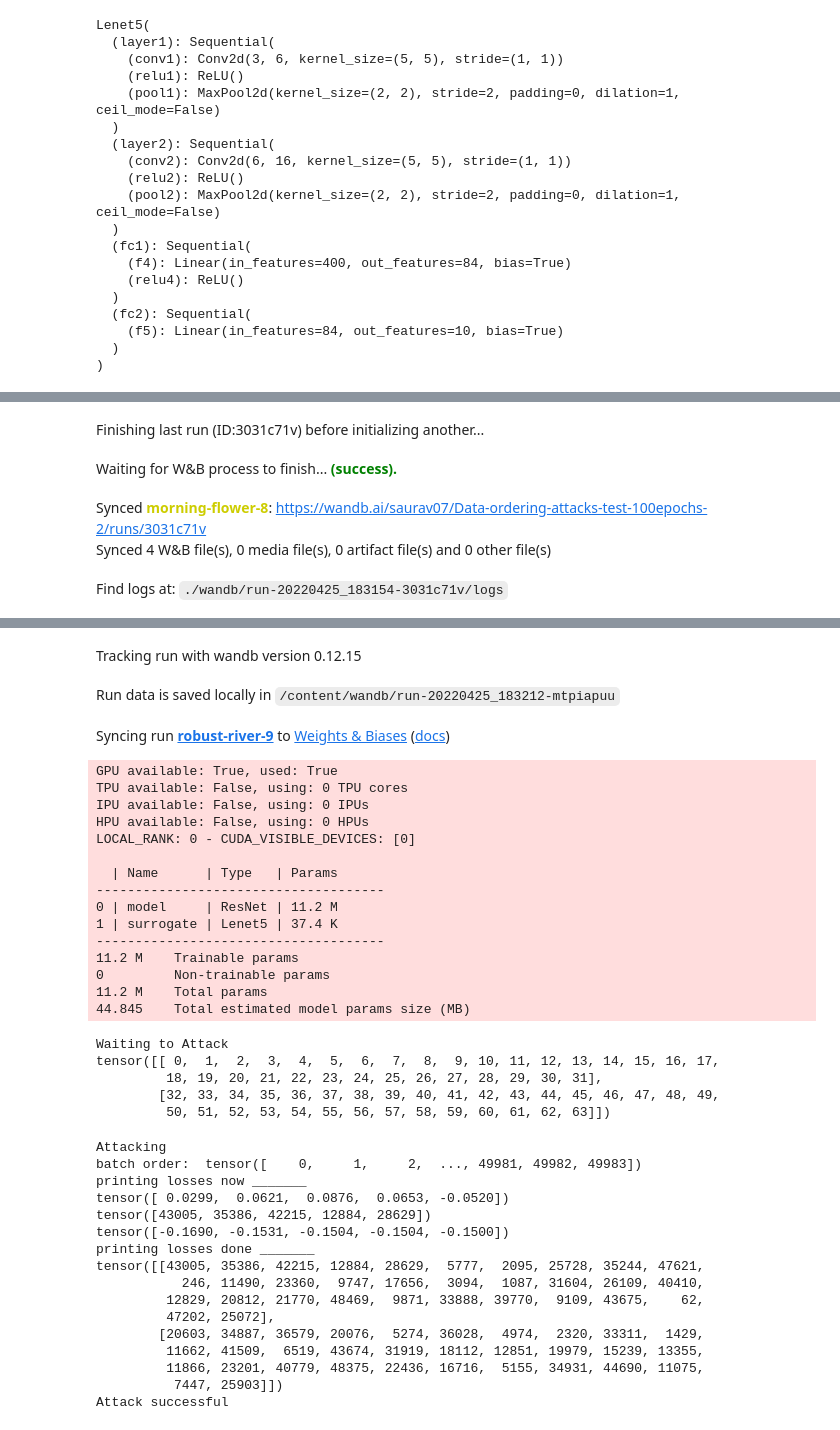
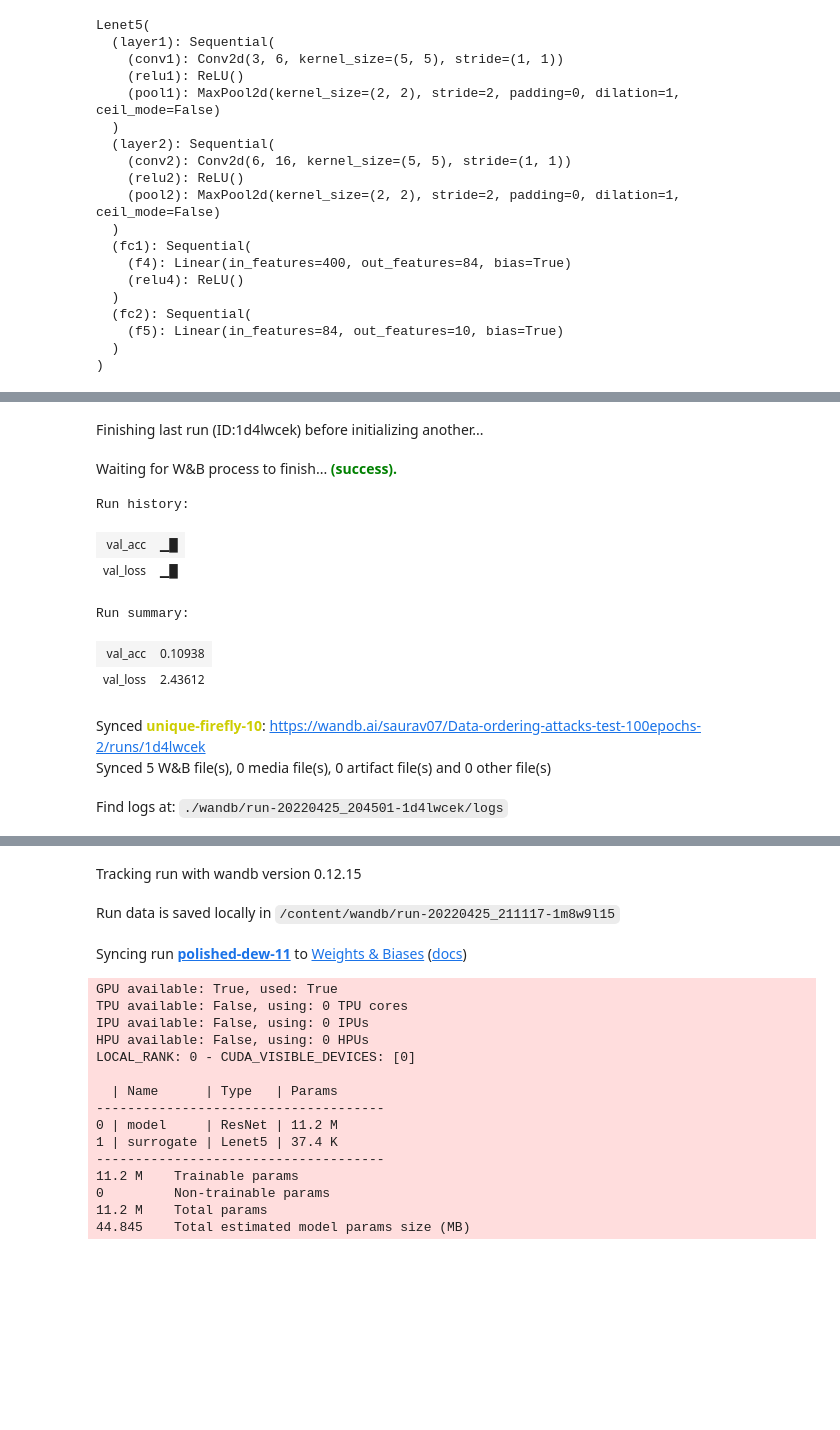
Before and after one commit to praneethchandraa/Data-Ordering-Adversarial-Attacks, a Jupyter notebook: DataOrderingAttacks.ipynb, the cells around one changed output, grey strips where cells are left out. Drawn from its saved outputs; the diff is of its cells as text; code cells hidden in the pictures; blank space fills up the shorter version.

```diff
--- a/DataOrderingAttacks.ipynb
+++ b/DataOrderingAttacks.ipynb
@@ -321,11 +322,10 @@ batch_size = 64
 trainset = torchvision.datasets.CIFAR10(root='./data', train=True,
                                         download=True, transform=train_transform)
 
+# trainloader = torch.utils.data.DataLoader(trainset, num_workers=16,
+#                                           batch_sampler=BatchShuffleSampler(trainset, atk_type=attack_type[0]))
 trainloader = torch.utils.data.DataLoader(trainset, num_workers=16,
-                                          batch_sampler=BatchShuffleSampler(trainset, atk_type=attack_type[0]))
-# trainloader = torch.utils.data.DataLoader(trainset, batch_size=batch_size,
-#                                          num_workers=16, batch_sampler=BatchReorderSampler(trainset))#, shuffle=True
-
+                                          batch_sampler=BatchReorderSampler(trainset, atk_type=attack_type[0]))
 # trainloader = torch.utils.data.DataLoader(trainset,
 #                                           num_workers=16, batch_sampler=BatchShuffleSampler(trainset, attack_type[3]))
 
@@ -400,7 +412,7 @@ class BoilerPlate(pl.LightningModule):
         acc = accuracy(preds, y)
 
         if stage:
-            wandb.log({f"{stage}_loss" : acc})
+            wandb.log({f"{stage}_acc" : acc})
             wandb.log({f"{stage}_loss": loss})
             self.log(f"{stage}_loss", loss, prog_bar=True, on_step = True)
             self.log(f"{stage}_acc", acc, prog_bar=True, on_step = True)
@@ -433,26 +445,32 @@ class BoilerPlate(pl.LightningModule):
 # %%
 from pytorch_lightning.loggers import WandbLogger
 model = BoilerPlate(trainloader, testloader, surrogate)
 
 wandb.init(project="Data-ordering-attacks-test-100epochs-2", entity="saurav07")
 
 surrogate = Lenet5()
 # surrogate = resnet18CIFAR10()
 surrogate.to(device)
 
 
 
 trainer = pl.Trainer(
     progress_bar_refresh_rate=100,
-    max_epochs=100,
+    max_epochs=10,
     gpus=1,
     logger=pl.loggers.TensorBoardLogger("lightning_logs/", name="test"),
     # logger = wandb_logger
 )
 trainer.fit(model)
 # %% [output]
-Finishing last run (ID:3031c71v) before initializing another...
+Finishing last run (ID:1d4lwcek) before initializing another...
 Waiting for W&B process to finish... (success).
+Run history:
+| val_acc | ▁█ |
+| val_loss | ▁█ |
+Run summary:
+| val_acc | 0.10938 |
+| val_loss | 2.43612 |
-Synced morning-flower-8: https://wandb.ai/saurav07/Data-ordering-attacks-test-100epochs-2/runs/3031c71v
-Synced 4 W&B file(s), 0 media file(s), 0 artifact file(s) and 0 other file(s)
+Synced unique-firefly-10: https://wandb.ai/saurav07/Data-ordering-attacks-test-100epochs-2/runs/1d4lwcek
+Synced 5 W&B file(s), 0 media file(s), 0 artifact file(s) and 0 other file(s)
-Find logs at: ./wandb/run-20220425_183154-3031c71v/logs
+Find logs at: ./wandb/run-20220425_204501-1d4lwcek/logs
@@ -460,39 +478,18 @@ Successfully finished last run (ID:3031c71v). Initializing new run:
 Tracking run with wandb version 0.12.15
-Run data is saved locally in /content/wandb/run-20220425_183212-mtpiapuu
+Run data is saved locally in /content/wandb/run-20220425_211117-1m8w9l15
-Syncing run robust-river-9 to Weights & Biases (docs)
+Syncing run polished-dew-11 to Weights & Biases (docs)
-GPU available: True, used: True
-TPU available: False, using: 0 TPU cores
-IPU available: False, using: 0 IPUs
-HPU available: False, using: 0 HPUs
-LOCAL_RANK: 0 - CUDA_VISIBLE_DEVICES: [0]
-
-  | Name      | Type   | Params
--------------------------------------
-0 | model     | ResNet | 11.2 M
-1 | surrogate | Lenet5 | 37.4 K
--------------------------------------
-11.2 M    Trainable params
-0         Non-trainable params
-11.2 M    Total params
-44.845    Total estimated model params size (MB)
-Waiting to Attack
-tensor([[ 0,  1,  2,  3,  4,  5,  6,  7,  8,  9, 10, 11, 12, 13, 14, 15, 16, 17,
-         18, 19, 20, 21, 22, 23, 24, 25, 26, 27, 28, 29, 30, 31],
-        [32, 33, 34, 35, 36, 37, 38, 39, 40, 41, 42, 43, 44, 45, 46, 47, 48, 49,
-         50, 51, 52, 53, 54, 55, 56, 57, 58, 59, 60, 61, 62, 63]])
-Attacking
-batch order:  tensor([    0,     1,     2,  ..., 49981, 49982, 49983])
-printing losses now _______
-tensor([ 0.0299,  0.0621,  0.0876,  0.0653, -0.0520])
-tensor([43005, 35386, 42215, 12884, 28629])
-tensor([-0.1690, -0.1531, -0.1504, -0.1504, -0.1500])
-printing losses done _______
-tensor([[43005, 35386, 42215, 12884, 28629,  5777,  2095, 25728, 35244, 47621,
-           246, 11490, 23360,  9747, 17656,  3094,  1087, 31604, 26109, 40410,
-         12829, 20812, 21770, 48469,  9871, 33888, 39770,  9109, 43675,    62,
-         47202, 25072],
-        [20603, 34887, 36579, 20076,  5274, 36028,  4974,  2320, 33311,  1429,
-         11662, 41509,  6519, 43674, 31919, 18112, 12851, 19979, 15239, 13355,
-         11866, 23201, 40779, 48375, 22436, 16716,  5155, 34931, 44690, 11075,
-          7447, 25903]])
-Attack successful
+GPU available: True, used: True
+TPU available: False, using: 0 TPU cores
+IPU available: False, using: 0 IPUs
+HPU available: False, using: 0 HPUs
+LOCAL_RANK: 0 - CUDA_VISIBLE_DEVICES: [0]
+
+  | Name      | Type   | Params
+-------------------------------------
+0 | model     | ResNet | 11.2 M
+1 | surrogate | Lenet5 | 37.4 K
+-------------------------------------
+11.2 M    Trainable params
+0         Non-trainable params
+11.2 M    Total params
+44.845    Total estimated model params size (MB)
```
Also changed, not shown: parts of 5 cells of this notebook.
